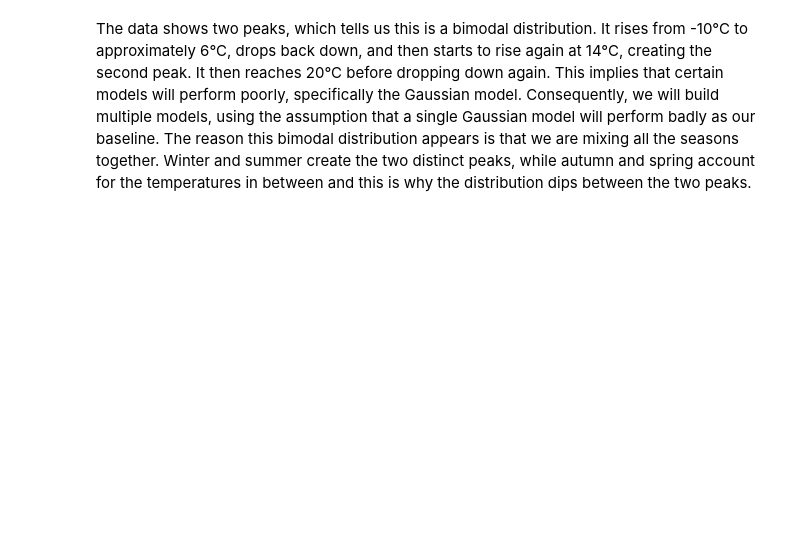
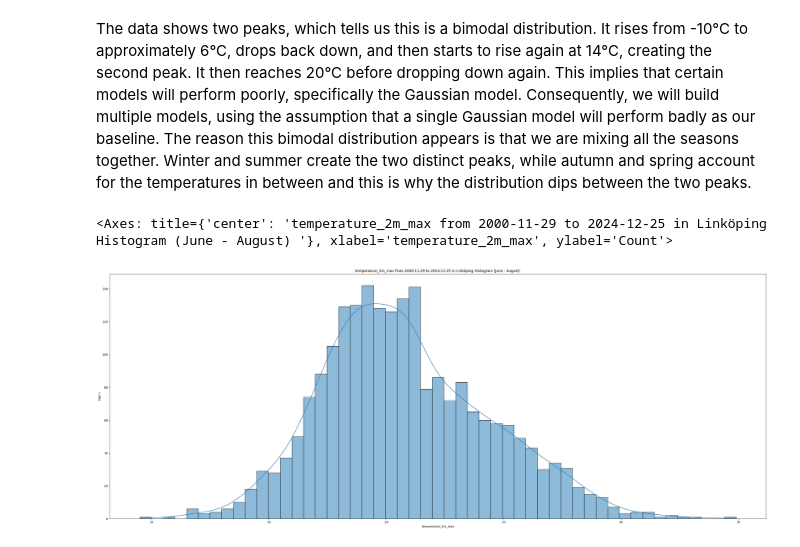
Before and after one commit to GabbeBytes19/Quant-Summer-Project, a Jupyter notebook: notebooks/01_data_exploration.ipynb, the cells around one changed output. Drawn from its saved outputs; the diff is of its cells as text; code cells hidden in the pictures; blank space fills up the shorter version.

```diff
--- a/notebooks/01_data_exploration.ipynb
+++ b/notebooks/01_data_exploration.ipynb
@@ -42,3 +65,23 @@ sns.histplot(  x= df_temp,binwidth=0.5,kde =True)
 # %% [markdown]
 The data shows two peaks, which tells us this is a bimodal distribution. It rises from -10°C to approximately 6°C, drops back down, and then starts to rise again at 14°C, creating the second peak. It then reaches 20°C before dropping down again. This implies that certain models will perform poorly, specifically the Gaussian model. Consequently, we will build multiple models, using the assumption that a single Gaussian model will perform badly as our baseline.
 The reason this bimodal distribution appears is that we are mixing all the seasons together. Winter and summer create the two distinct peaks, while autumn and spring account for the temperatures in between and this is why the distribution dips between the two peaks.
+# %%
+summer_months = [6,7,8]
+
+df_months = df_event.with_columns(
+    pl.col("time").str.to_date().alias("date")
+).with_columns(
+    pl.col("date").dt.month().alias("month")
+)
+
+
+df_temp_summer = df_months.filter(pl.col("month").is_in(summer_months))
+df_temp_list = df_temp_summer["temperature_2m_max"].to_list()
+
+plt.figure(figsize =(40,15))
+plt.title(f"temperature_2m_max from {HISTORICAL_START} to {HISTORICAL_END} in {DEFAULT_CITY} Histogram (June - August) ")
+plt.xlabel("temperature_2m_max")
+sns.histplot(  x= df_temp_list,binwidth=0.5,kde =True)
+# %% [output]
+<Axes: title={'center': 'temperature_2m_max from 2000-11-29 to 2024-12-25 in Linköping Histogram (June - August) '}, xlabel='temperature_2m_max', ylabel='Count'>
+[figure, added]
```
Also changed, not shown: parts of 4 cells of this notebook.
